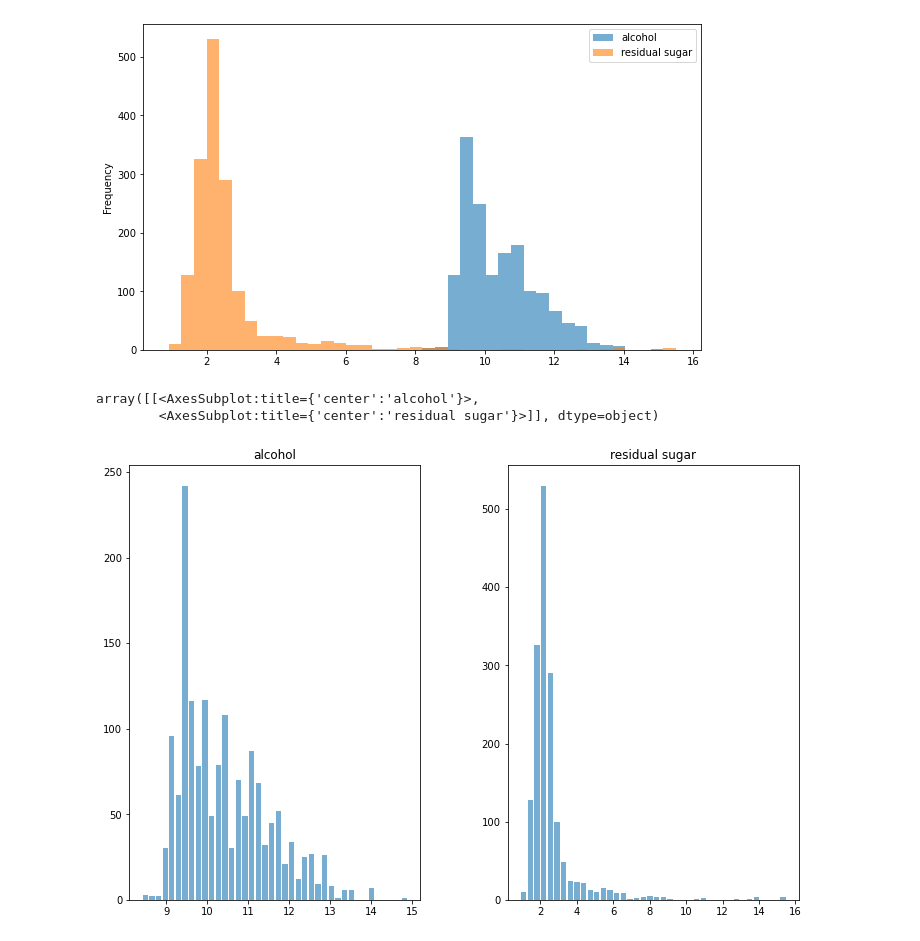
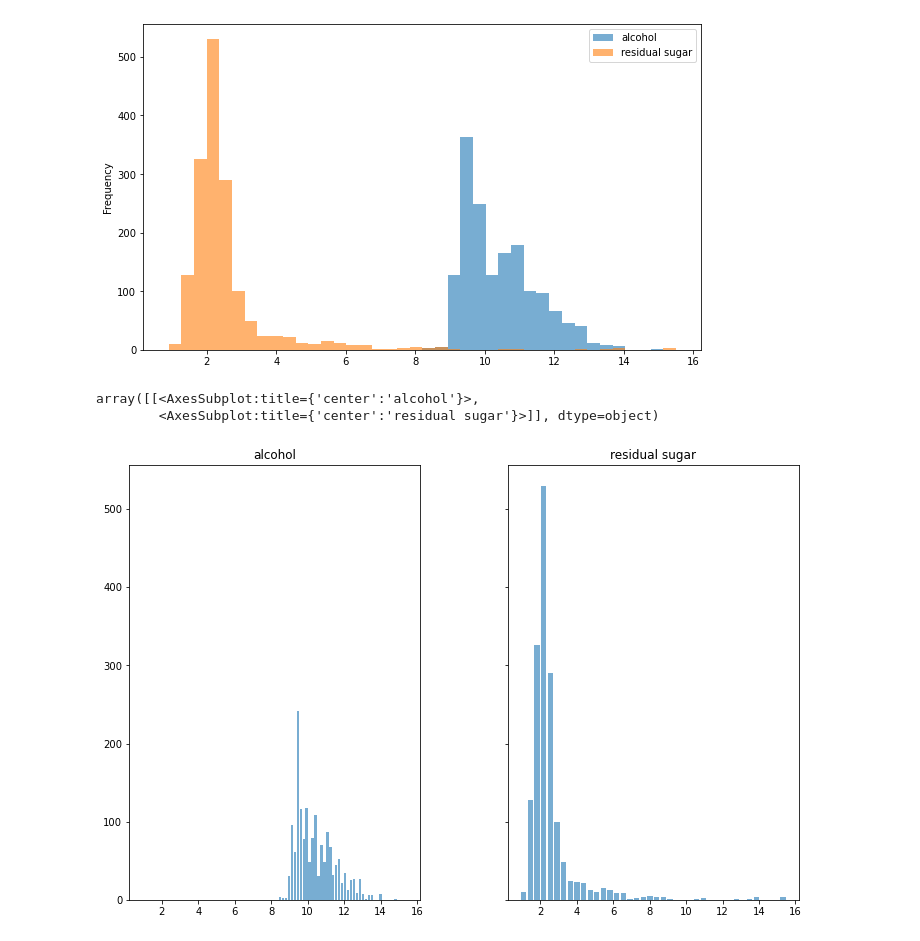
Before and after one commit to movifu1982/EDA---Wine-Project, a Jupyter notebook: homework.ipynb, the cells around one changed output. Drawn from its saved outputs; the diff is of its cells as text; code cells hidden in the pictures.

```diff
--- a/homework.ipynb
+++ b/homework.ipynb
@@ -240,8 +240,8 @@ plt.show
 <function matplotlib.pyplot.show(close=None, block=None)>
 [figure]
 # %%
-red_wine[["alcohol", "residual sugar", "quality_label"]].hist(bins=40, figsize=(12,8), alpha=0.6,grid=False, rwidth=0.8)
+red_wine[["alcohol", "residual sugar", "quality_label"]].hist(bins=40, figsize=(12,8), alpha=0.6,grid=False, rwidth=0.8, sharex=True, sharey=True)
 # %% [output]
 array([[<AxesSubplot:title={'center':'alcohol'}>,
         <AxesSubplot:title={'center':'residual sugar'}>]], dtype=object)
-[figure, old version]
+[figure, new version]
```
Also changed, not shown: parts of 7 cells of this notebook.
